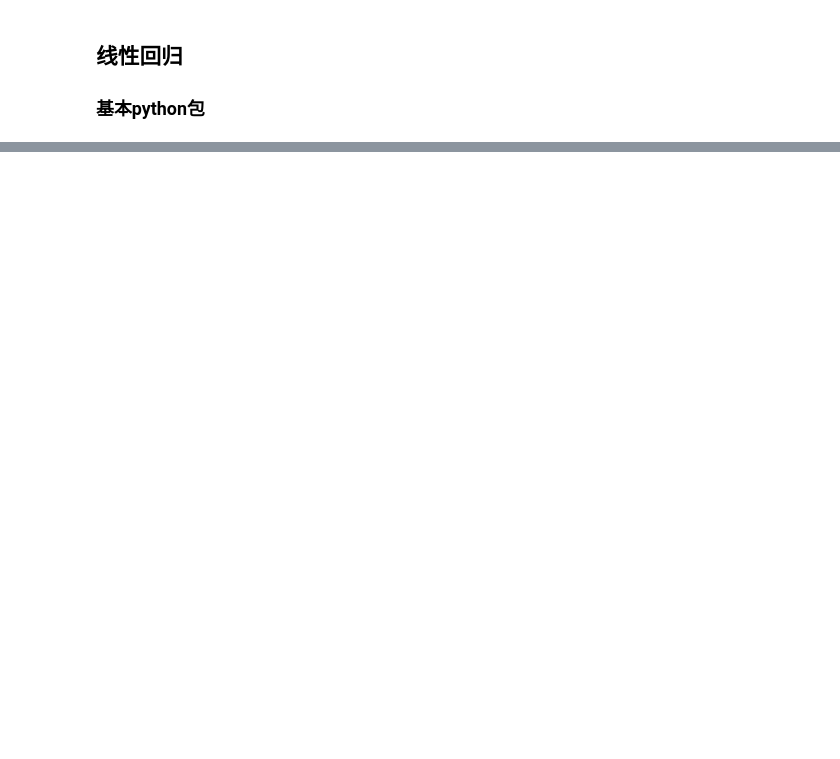
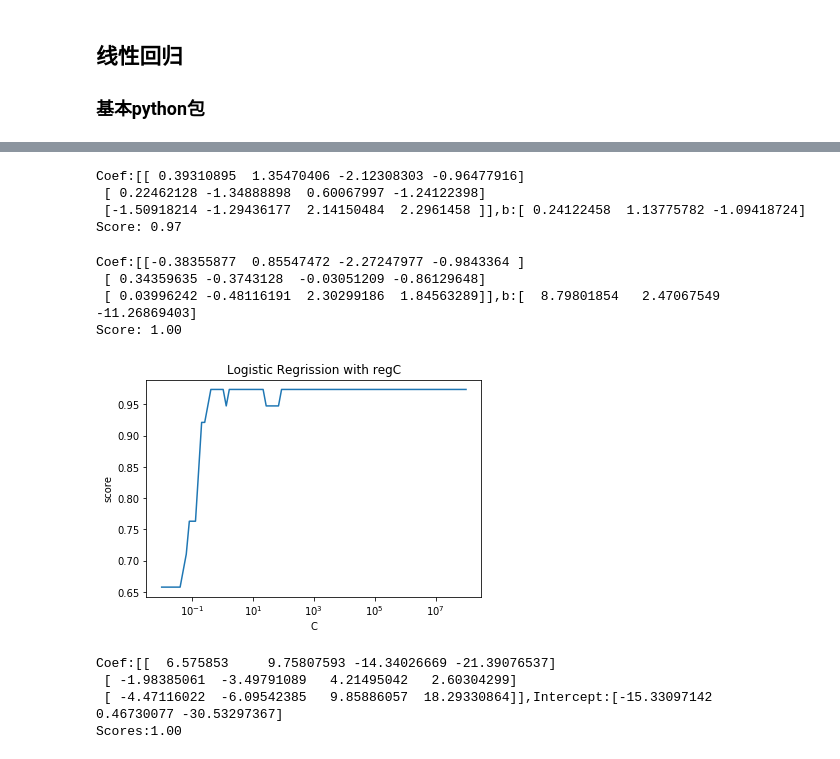
Before and after one commit to sycophant-stone/ml_dl_book_notes, a Jupyter notebook: chapter1_linearRegression.ipynb, the cells around one changed output, grey strips where cells are left out. Cells and saved outputs as stored; diff of their text form; code cells hidden in the pictures; blank space fills up the shorter version.

```diff
--- a/chapter1_linearRegression.ipynb
+++ b/chapter1_linearRegression.ipynb
@@ -28,0 +165,75 @@ Score:  0
+# %%
+def load_iris_data():
+    iris=datasets.load_iris()
+    X_train=iris.data
+    y_train=iris.target
+    X_train,X_test,y_train,y_test=model_selection.train_test_split(X_train,y_train,test_size=0.25,random_state=0,stratify=y_train)
+    return X_train,X_test,y_train,y_test
+
+X_train,X_test,y_train,y_test=load_iris_data()
+# %%
+def test_LogisticRegression(*data):
+    X_train,X_test,y_train,y_test=data
+    rogr=linear_model.LogisticRegression()
+    rogr.fit(X_train,y_train)
+    score=rogr.score(X_test,y_test)
+    print("Coef:%s,b:%s" %(rogr.coef_,rogr.intercept_))
+    print("Score: %0.2f"%score)
+
+test_LogisticRegression(X_train,X_test,y_train,y_test)
+# %% [output]
+Coef:[[ 0.39310895  1.35470406 -2.12308303 -0.96477916]
+ [ 0.22462128 -1.34888898  0.60067997 -1.24122398]
+ [-1.50918214 -1.29436177  2.14150484  2.2961458 ]],b:[ 0.24122458  1.13775782 -1.09418724]
+Score: 0.97
+# %%
+def test_LR_with_Multinormal(*data):
+    X_train,X_test,y_train,y_test=data
+    rogr=linear_model.LogisticRegression(multi_class='multinomial',solver='lbfgs')
+    rogr.fit(X_train,y_train)
+    score=rogr.score(X_test,y_test)
+    print("Coef:%s,b:%s" %(rogr.coef_,rogr.intercept_))
+    print("Score: %0.2f"%score)
+
+test_LR_with_Multinormal(X_train,X_test,y_train,y_test)
+# %% [output]
+Coef:[[-0.38355877  0.85547472 -2.27247977 -0.9843364 ]
+ [ 0.34359635 -0.3743128  -0.03051209 -0.86129648]
+ [ 0.03996242 -0.48116191  2.30299186  1.84563289]],b:[  8.79801854   2.47067549 -11.26869403]
+Score: 1.00
+# %%
+def test_LR_withC(*data):
+    X_train,X_test,y_train,y_test=data
+    C=np.logspace(-2,8,num=100)
+    scores=[]
+    for c in C:
+        logr=linear_model.LogisticRegression(C=c)
+        logr.fit(X_train,y_train)
+        scores.append(logr.score(X_test,y_test))
+
+    fig=plt.figure()
+    ax = fig.add_subplot(1,1,1)
+    ax.plot(C,scores)
+    ax.set_xlabel(r"C")
+    ax.set_ylabel(r"score")
+    ax.set_xscale('log')
+    ax.set_title("Logistic Regrission with regC")
+    plt.show()
+
+test_LR_withC(X_train,X_test,y_train,y_test)
+# %% [output]
+[figure, added]
+# %%
+def test_linearDiscriminantAnalysis(*data):
+    X_train,X_test,y_train,y_test=data
+    lda=discriminant_analysis.LinearDiscriminantAnalysis()
+    lda.fit(X_train,y_train)
+    print("Coef:%s,Intercept:%s" %(lda.coef_,lda.intercept_))
+    print("Scores:%0.2f" %(lda.score(X_test,y_test)))
+
+test_linearDiscriminantAnalysis(X_train,X_test,y_train,y_test)
+# %% [output]
+Coef:[[  6.575853     9.75807593 -14.34026669 -21.39076537]
+ [ -1.98385061  -3.49791089   4.21495042   2.60304299]
+ [ -4.47116022  -6.09542385   9.85886057  18.29330864]],Intercept:[-15.33097142   0.46730077 -30.53297367]
+Scores:1.00
```
Also changed, not shown: parts of 21 cells of this notebook.
